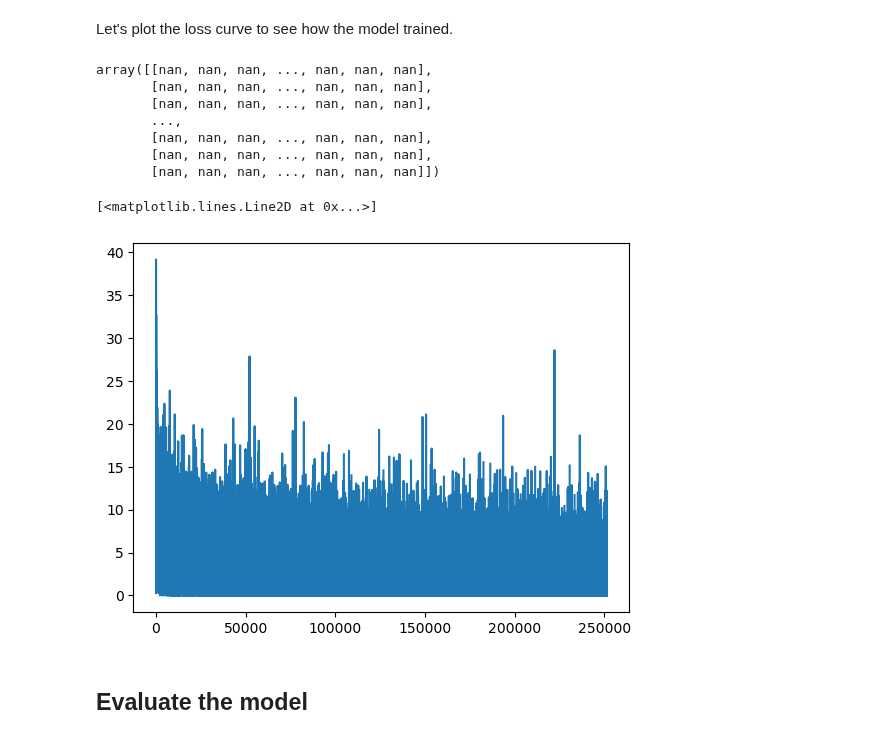
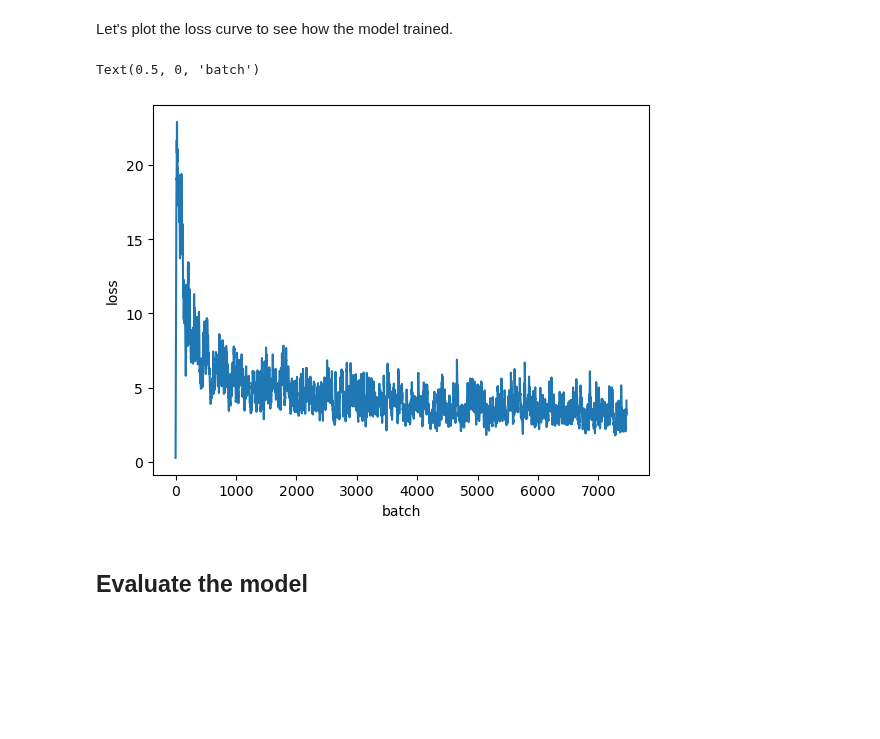
Before and after one commit to dlmbl/intro_ml, a Jupyter notebook: solution.ipynb, the cells around one changed output. Saved outputs shown, nothing was run; the diff lists cells and outputs as text; code cells hidden in the pictures; blank space fills up the shorter version.

```diff
--- a/solution.ipynb
+++ b/solution.ipynb
@@ -446,7 +463,7 @@ Properly initializing weights is essential for getting deep learning methods to
 
 Lets create the linear classifier using object oriented programming, which will help with organization.
 # %%
-class LinearClassifier(object):
+class LinearClassifier:
     def __init__(self, image_size=image_width * image_width, n_classes=7):
         self.image_size = image_size
         self.n_classes = n_classes
@@ -628,3 +636,0 @@ y_pred = lc.predict(X_batch)
-# %%
-loss = lc.loss(X_batch, y_batch, y_pred)
-loss
@@ -665,20 +637,28 @@ array([[-0.00073106, -0.00075381, -0.00070438, ..., -0.00164757,
 # %% [markdown]
 Let's plot the loss curve to see how the model trained.
-# %%
-lc.W
-# %% [output]
-array([[nan, nan, nan, ..., nan, nan, nan],
-       [nan, nan, nan, ..., nan, nan, nan],
-       [nan, nan, nan, ..., nan, nan, nan],
-       ...,
-       [nan, nan, nan, ..., nan, nan, nan],
-       [nan, nan, nan, ..., nan, nan, nan],
-       [nan, nan, nan, ..., nan, nan, nan]])
-# %%
-plt.plot(loss)
-# %% [output]
-[<matplotlib.lines.Line2D at 0x...>]
-[figure, removed]
+# %%
+def smooth(scalars, weight):
+    """Compute the exponential moving average to smooth data
+
+    Credit: https://stackoverflow.com/questions/42281844/what-is-the-mathematics-behind-the-smoothing-parameter-in-tensorboards-scalar/49357445#49357445
+
+    """
+    last = scalars[0]  # First value in the plot (first timestep)
+    smoothed = list()
+    for point in scalars:
+        smoothed_val = last * weight + (1 - weight) * point  # Calculate smoothed value
+        smoothed.append(smoothed_val)                        # Save it
+        last = smoothed_val                                  # Anchor the last smoothed value
+
+    return smoothed
+# %%
+fig, ax = plt.subplots()
+ax.plot(smooth(loss, 0.9))
+ax.set_ylabel('loss')
+ax.set_xlabel('batch')
+# %% [output]
+Text(0.5, 0, 'batch')
+[figure, added]
 # %% [markdown]
 ## Evaluate the model
 # %%
```
Also changed, not shown: parts of 43 cells of this notebook.
